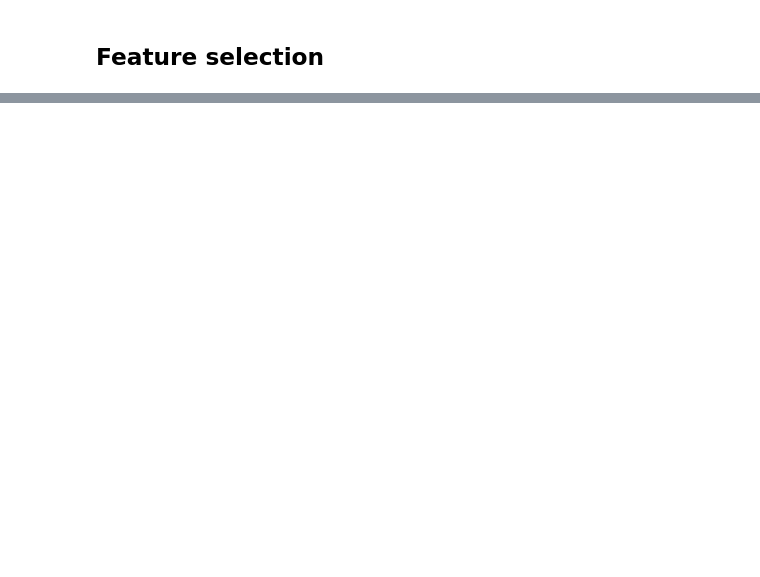
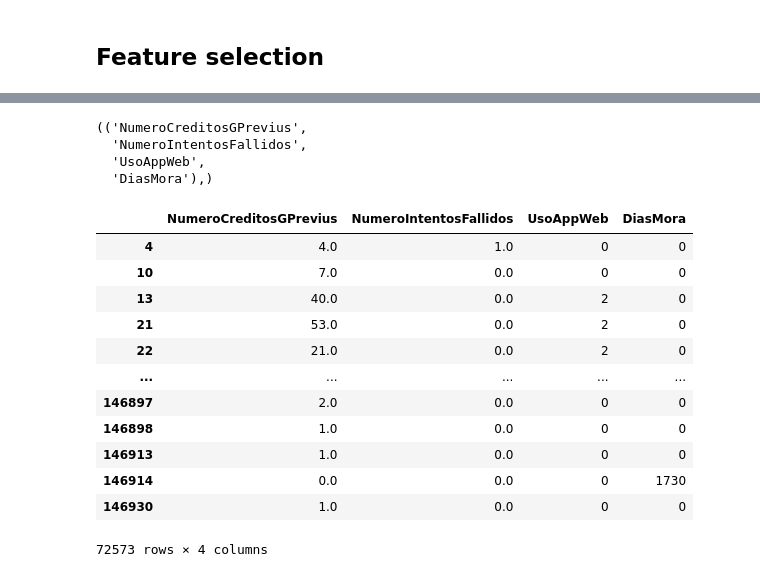
Before and after one commit to Mathnalytics17/TestKeraunos, a Jupyter notebook: Predictions.ipynb, the cells around one changed output, grey strips where cells are left out. Saved outputs shown, nothing was run; the diff lists cells and outputs as text; code cells hidden in the pictures; blank space fills up the shorter version.

```diff
--- a/Predictions.ipynb
+++ b/Predictions.ipynb
@@ -93,3 +97,14 @@ df_sin_nulos
+# %%
+# Reemplazar 'null' por NaN en todo el dataframe
+df.replace('null', np.nan, inplace=True)
+
+# Opcional: Puedes eliminar filas con valores faltantes
+df.dropna(inplace=True)
+
+
+# Ahora puedes proceder con el código de entrenamiento
+X = df.drop(columns='PerdidaCartera')  # Asegúrate de eliminar la columna de objetivo
+y = df['PerdidaCartera']
 # %% [markdown]
 ## Feature selection
 # %%
@@ -100,0 +155,12 @@ from mlxtend.feature_selection import ExhaustiveFeatureSelector as EFS
+# %%
+efs.best_feature_names_,
+# %% [output]
+(('NumeroCreditosGPrevius',
+  'NumeroIntentosFallidos',
+  'UsoAppWeb',
+  'DiasMora'),)
+# %%
+selected_variables=['NumeroCreditosGPrevius',
+  'NumeroIntentosFallidos',
+  'UsoAppWeb',
+  'DiasMora']
@@ -100,0 +171,16 @@ from mlxtend.feature_selection import ExhaustiveFeatureSelector as EFS
+# %%
+df[selected_variables]
+# %% [output]
+|  | NumeroCreditosGPrevius | NumeroIntentosFallidos | UsoAppWeb | DiasMora |
+| 4 | 4.0 | 1.0 | 0 | 0 |
+| 10 | 7.0 | 0.0 | 0 | 0 |
+| 13 | 40.0 | 0.0 | 2 | 0 |
+| 21 | 53.0 | 0.0 | 2 | 0 |
+| 22 | 21.0 | 0.0 | 2 | 0 |
+| ... | ... | ... | ... | ... |
+| 146897 | 2.0 | 0.0 | 0 | 0 |
+| 146898 | 1.0 | 0.0 | 0 | 0 |
+| 146913 | 1.0 | 0.0 | 0 | 0 |
+| 146914 | 0.0 | 0.0 | 0 | 1730 |
+| 146930 | 1.0 | 0.0 | 0 | 0 |
+72573 rows × 4 columns
```
Also changed, not shown: parts of 18 cells of this notebook, 3 other files.
